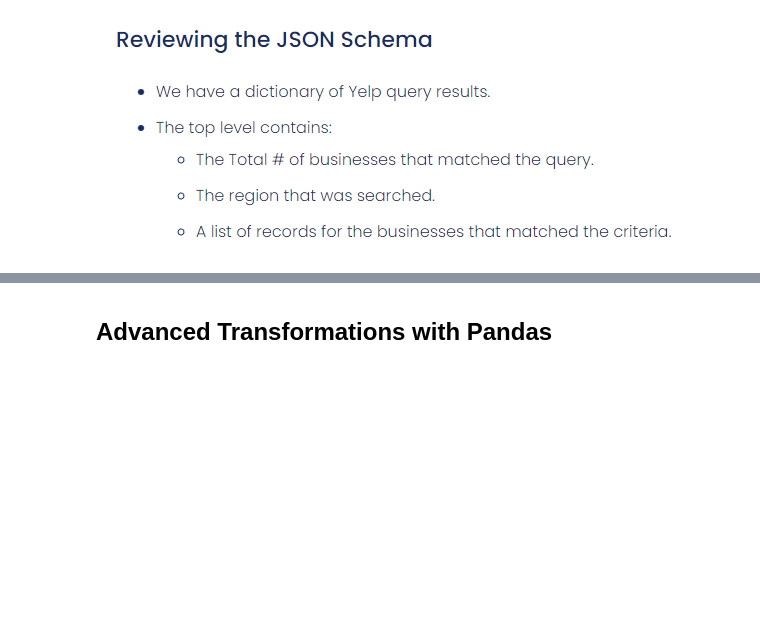
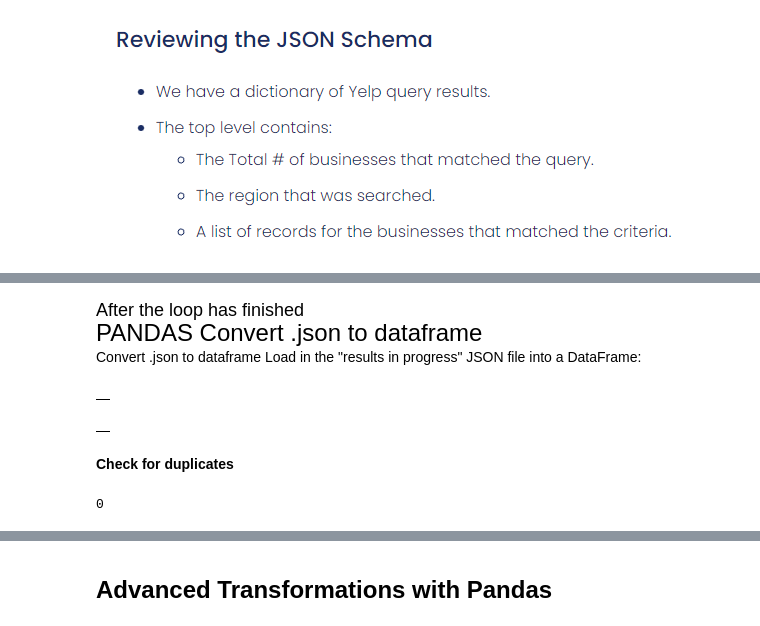
Before and after one commit to Suganthan-Thamotharampillai/01.31.Week_14_Efficient-Yelp-API-Calls_Suganthan-Thamotharampillai, a Jupyter notebook: 01.31.Week_14_Efficient-Yelp-API-Calls_Suganthan-Thamotharampillai.ipynb, the cells around one changed output, grey strips where cells are left out. Saved outputs shown, nothing was run; the diff lists cells and outputs as text; code cells hidden in the pictures; blank space fills up the shorter version.

```diff
--- a/01.31.Week_14_Efficient-Yelp-API-Calls_Suganthan-Thamotharampillai.ipynb
+++ b/01.31.Week_14_Efficient-Yelp-API-Calls_Suganthan-Thamotharampillai.ipynb
@@ -315,0 +307,5 @@ JSON_FILE
+# %%
+# Specifying JSON_FILE filename (can include a folder)
+# include the search terms in the filename
+JSON_FILE = "Data/ApiResults/results_in_progress_NY_pizza.json"
+JSON_FILE
@@ -315,0 +577,20 @@ JSON_FILE
+# %% [markdown]
+<font size=4>After the loop has finished</font><br>
+<font size=5>PANDAS Convert .json to dataframe</font><br>
+Convert .json to dataframe
+Load in the "results in progress" JSON file into a DataFrame:
+# %%
+# load final results
+final_df = pd.read_json(JSON_FILE)
+display(final_df.head(), final_df.tail())
+# %% [output]
+|  |
+|  |
+# %% [markdown]
+<b>Check for duplicates
+# %%
+# Check for and remove any duplicate results.
+# check for duplicate results
+final_df.duplicated().sum()
+# %% [output]
+0
```
Also changed, not shown: parts of 50 cells of this notebook, 2 other files.
